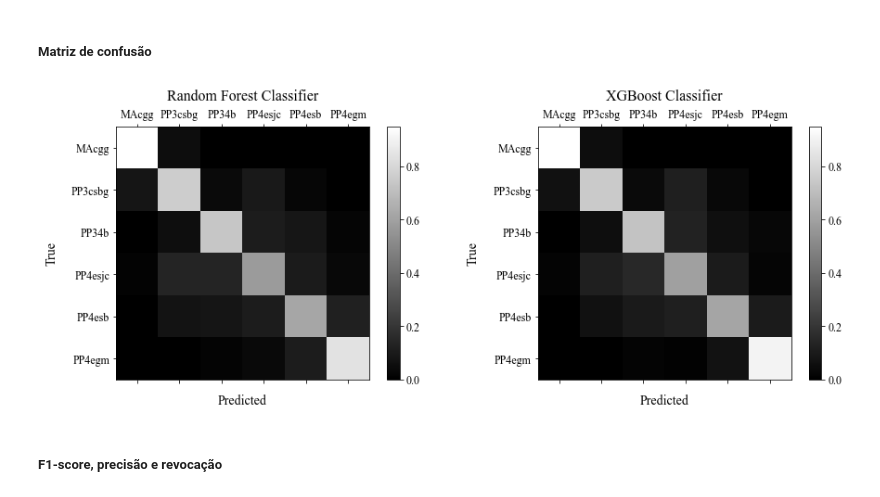
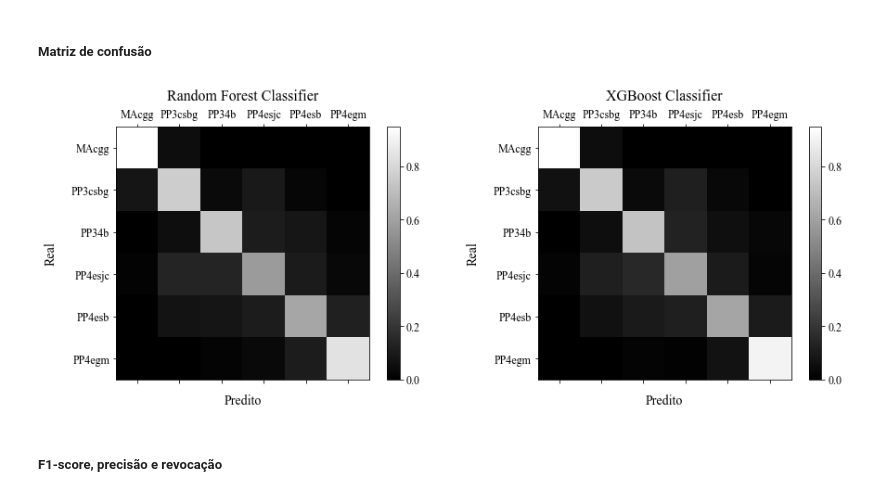
Before and after one commit to fnaghetini/Mapa-Preditivo, a Jupyter notebook: notebook2.ipynb, the cells around one changed output. Drawn from its saved outputs; the diff is of its cells as text; code cells hidden in the pictures.

```diff
--- a/notebook2.ipynb
+++ b/notebook2.ipynb
@@ -897,35 +903,36 @@ plotPrediction(ŷ_xgb, model = 'XGBoost');
 ##### Matriz de confusão
 # %%
 # criação das matrizes de confusão
-conf_mx_rf = confusion_matrix(y_test, ŷ_rf, normalize = 'true')
-conf_mx_xgb = confusion_matrix(y_test, ŷ_xgb, normalize = 'true')
+conf_mx_rf = confusion_matrix(y_test, ŷ_rf, normalize = 'true')             # random forest
+conf_mx_xgb = confusion_matrix(y_test, ŷ_xgb, normalize = 'true')           # xgboost
 
 # layout dos plots
 fig, (ax1, ax2) = plt.subplots(nrows = 1, ncols = 2, figsize = (13, 5))
 
 # parâmetros dos gráficos
 labels = ['MAcgg', 'PP3csbg', 'PP34b', 'PP4esjc', 'PP4esb', 'PP4egm']
-pad = 15.0
 
+# plot matriz de confusão - random forest
 cm1 = ax1.matshow(conf_mx_rf, cmap = 'gray');
 fig.colorbar(cm1, ax = ax1)
 ax1.set_title('Random Forest Classifier', size = fs_title, pad = pad)
-ax1.set_xlabel('Predicted', size = 14, labelpad = pad)
+ax1.set_xlabel('Predito', size = 14, labelpad = pad)
 ax1.set_xticklabels([''] + labels)
-ax1.set_ylabel('True', size = 14, labelpad = pad)
+ax1.set_ylabel('Real', size = 14, labelpad = pad)
 ax1.set_yticklabels([''] + labels)
 
+# plot matriz de confusão - xgboost
 cm2 = ax2.matshow(conf_mx_xgb, cmap = 'gray');
 fig.colorbar(cm2, ax = ax2)
 ax2.set_title('XGBoost Classifier', size = fs_title, pad = pad)
-ax2.set_xlabel('Predicted', size = 14, labelpad = pad)
+ax2.set_xlabel('Predito', size = 14, labelpad = pad)
 ax2.set_xticklabels([''] + labels)
-ax2.set_ylabel('True', size = 14, labelpad = pad)
+ax2.set_ylabel('Real', size = 14, labelpad = pad)
 ax2.set_yticklabels([''] + labels)
 
 plt.tight_layout();
 # %% [output]
-[figure, old version]
+[figure, new version]
 # %% [markdown]
 ##### F1-score, precisão e revocação
 # %%
```
Also changed, not shown: parts of 13 cells of this notebook.
